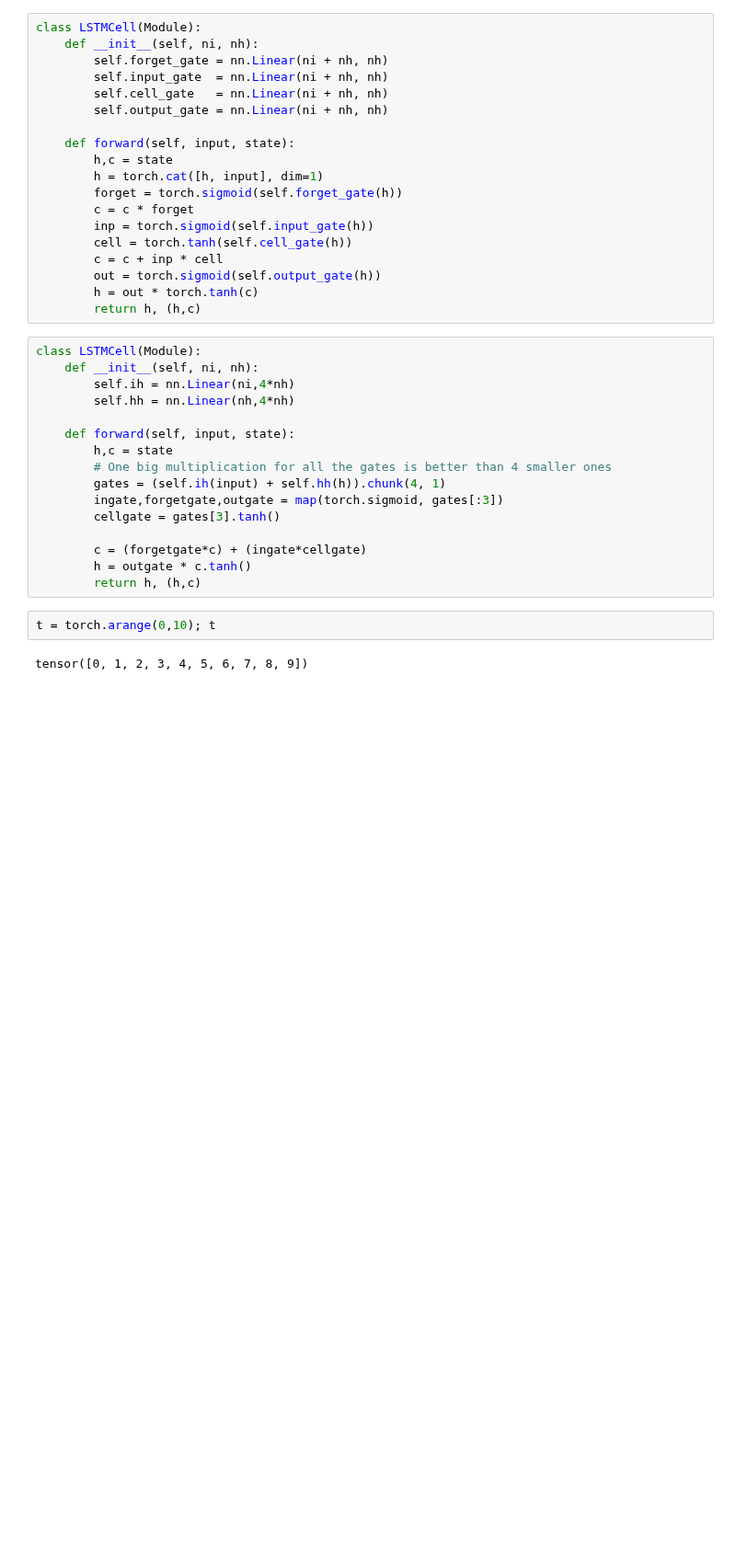
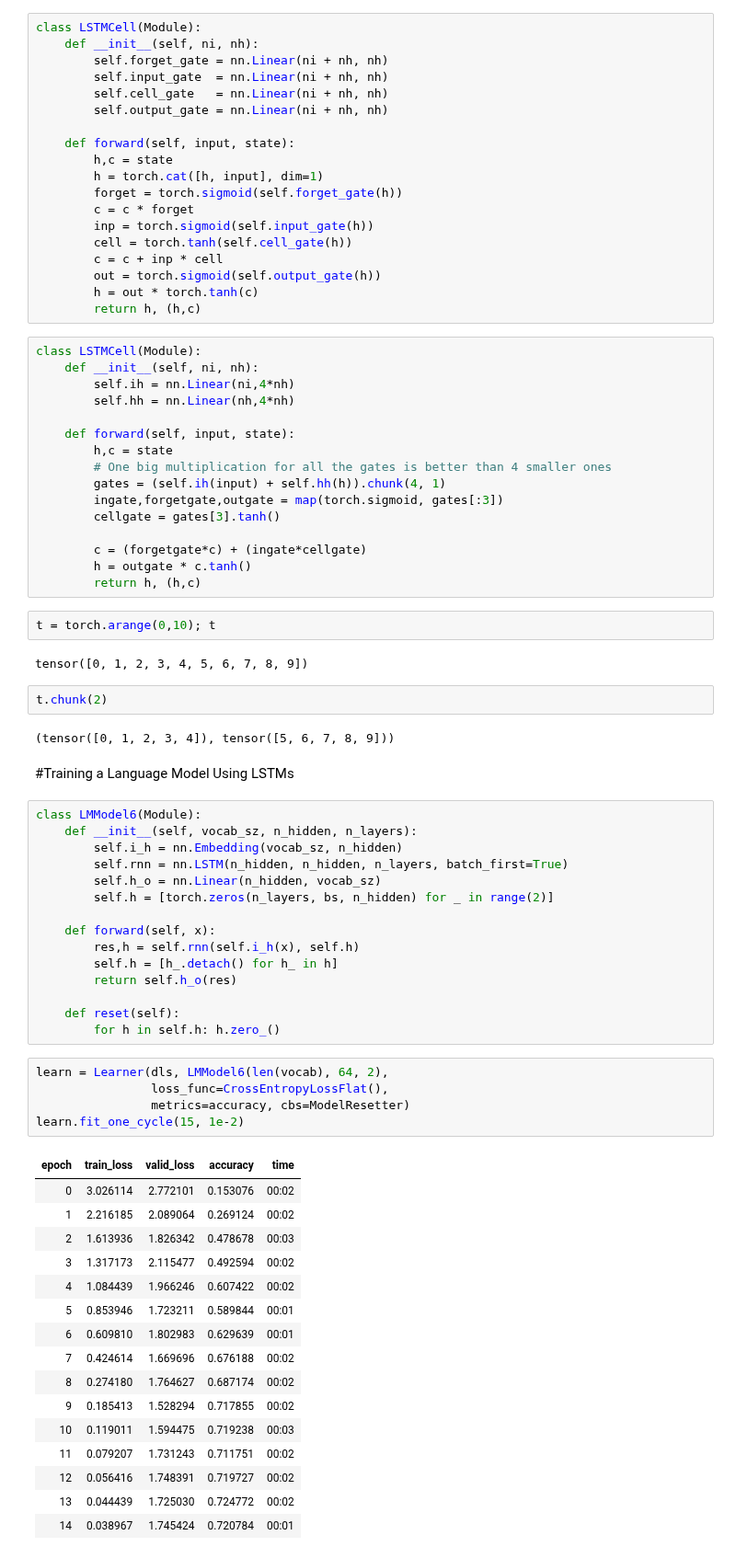
Before and after one commit to TBKHori/Analysis-ML-Deep-Learning, a Jupyter notebook: nlp_deep_dive_ipynb.ipynb, the cells around one changed output. Shown at 92% size. Saved outputs shown, nothing was run; the diff lists cells and outputs as text; blank space fills up the shorter version.

```diff
--- a/nlp_deep_dive_ipynb.ipynb
+++ b/nlp_deep_dive_ipynb.ipynb
@@ -328,3 +328,46 @@ class LSTMCell(Module):
 t = torch.arange(0,10); t
 # %% [output]
 tensor([0, 1, 2, 3, 4, 5, 6, 7, 8, 9])
+# %%
+t.chunk(2)
+# %% [output]
+(tensor([0, 1, 2, 3, 4]), tensor([5, 6, 7, 8, 9]))
+# %% [markdown]
+#Training a Language Model Using LSTMs
+# %%
+class LMModel6(Module):
+    def __init__(self, vocab_sz, n_hidden, n_layers):
+        self.i_h = nn.Embedding(vocab_sz, n_hidden)
+        self.rnn = nn.LSTM(n_hidden, n_hidden, n_layers, batch_first=True)
+        self.h_o = nn.Linear(n_hidden, vocab_sz)
+        self.h = [torch.zeros(n_layers, bs, n_hidden) for _ in range(2)]
+
+    def forward(self, x):
+        res,h = self.rnn(self.i_h(x), self.h)
+        self.h = [h_.detach() for h_ in h]
+        return self.h_o(res)
+
+    def reset(self):
+        for h in self.h: h.zero_()
+# %%
+learn = Learner(dls, LMModel6(len(vocab), 64, 2),
+                loss_func=CrossEntropyLossFlat(),
+                metrics=accuracy, cbs=ModelResetter)
+learn.fit_one_cycle(15, 1e-2)
+# %% [output]
+| epoch | train_loss | valid_loss | accuracy | time |
+| 0 | 3.026114 | 2.772101 | 0.153076 | 00:02 |
+| 1 | 2.216185 | 2.089064 | 0.269124 | 00:02 |
+| 2 | 1.613936 | 1.826342 | 0.478678 | 00:03 |
+| 3 | 1.317173 | 2.115477 | 0.492594 | 00:02 |
+| 4 | 1.084439 | 1.966246 | 0.607422 | 00:02 |
+| 5 | 0.853946 | 1.723211 | 0.589844 | 00:01 |
+| 6 | 0.609810 | 1.802983 | 0.629639 | 00:01 |
+| 7 | 0.424614 | 1.669696 | 0.676188 | 00:02 |
+| 8 | 0.274180 | 1.764627 | 0.687174 | 00:02 |
+| 9 | 0.185413 | 1.528294 | 0.717855 | 00:02 |
+| 10 | 0.119011 | 1.594475 | 0.719238 | 00:03 |
+| 11 | 0.079207 | 1.731243 | 0.711751 | 00:02 |
+| 12 | 0.056416 | 1.748391 | 0.719727 | 00:02 |
+| 13 | 0.044439 | 1.725030 | 0.724772 | 00:02 |
+| 14 | 0.038967 | 1.745424 | 0.720784 | 00:01 |
```
Also changed, not shown: parts of 5 cells of this notebook.
